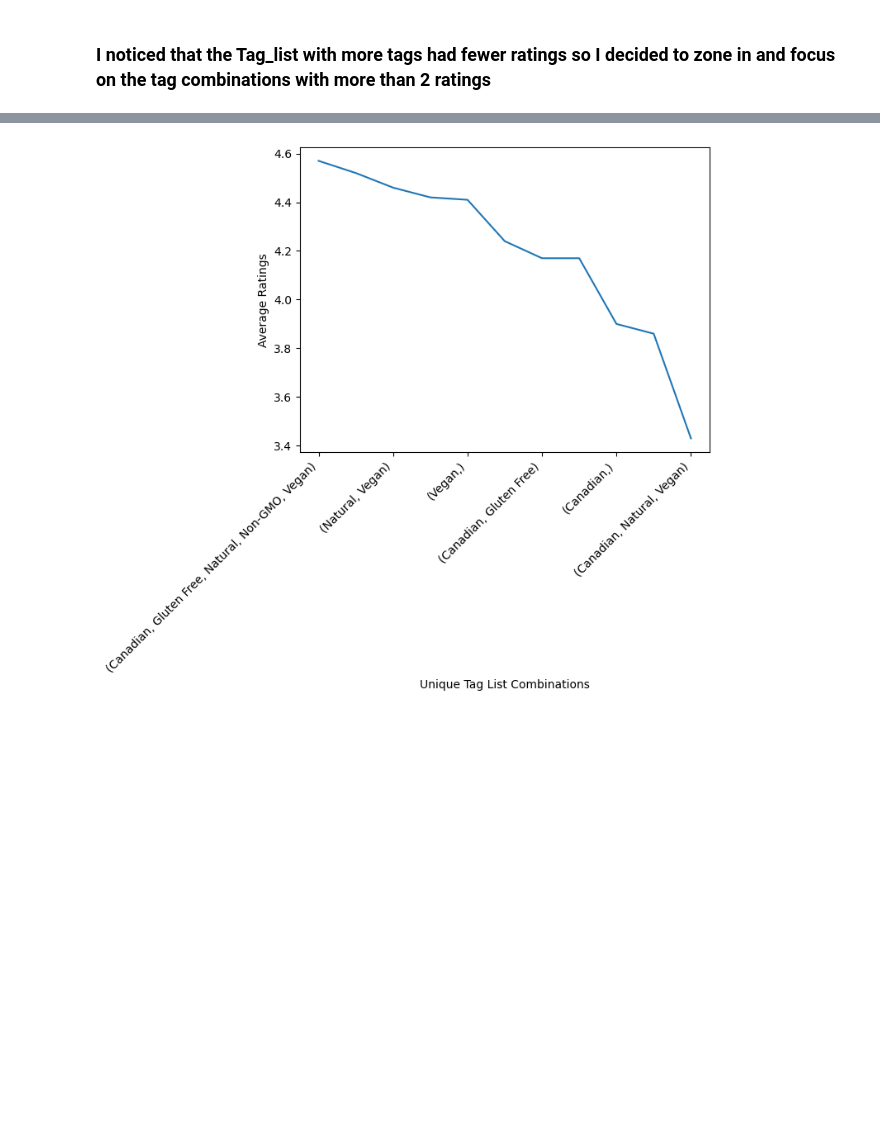
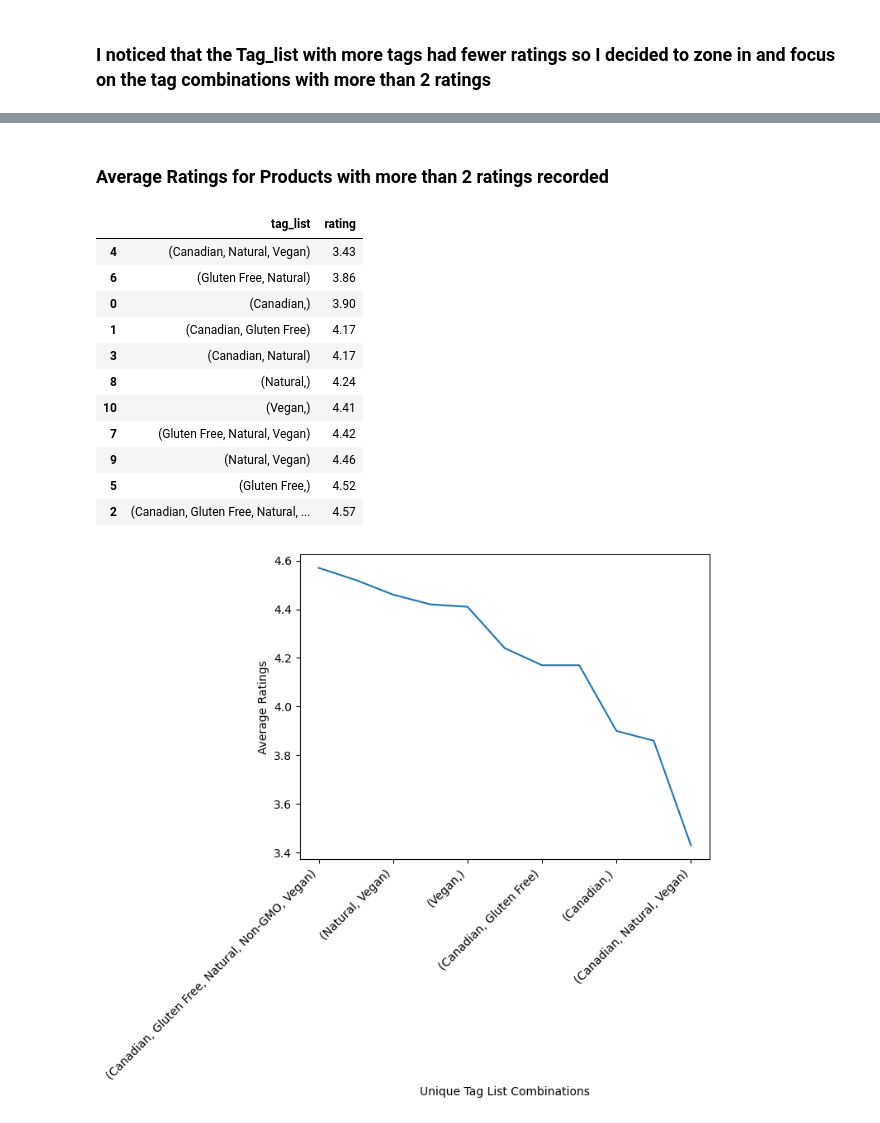
Before and after one commit to AmiJoba22/TEPP_Data_Project, a Jupyter notebook: notebooks/Sheryl_eda.ipynb, the cells around one changed output, grey strips where cells are left out. Drawn from its saved outputs; the diff is of its cells as text; code cells hidden in the pictures; blank space fills up the shorter version.

```diff
--- a/notebooks/Sheryl_eda.ipynb
+++ b/notebooks/Sheryl_eda.ipynb
@@ -202,3 +187,20 @@ more_than_two
+# %% [markdown]
+### Average Ratings for Products with more than 2 ratings recorded
+# %%
+more_than_two.groupby('tag_list')['rating'].mean().round(2).reset_index().sort_values('rating')
+# %% [output]
+|  | tag_list | rating |
+| 4 | (Canadian, Natural, Vegan) | 3.43 |
+| 6 | (Gluten Free, Natural) | 3.86 |
+| 0 | (Canadian,) | 3.90 |
+| 1 | (Canadian, Gluten Free) | 4.17 |
+| 3 | (Canadian, Natural) | 4.17 |
+| 8 | (Natural,) | 4.24 |
+| 10 | (Vegan,) | 4.41 |
+| 7 | (Gluten Free, Natural, Vegan) | 4.42 |
+| 9 | (Natural, Vegan) | 4.46 |
+| 5 | (Gluten Free,) | 4.52 |
+| 2 | (Canadian, Gluten Free, Natural, ... | 4.57 |
 # %%
 
 y = more_than_two.groupby('tag_list')['rating'].mean().round(2).sort_values(ascending=False)
```
Also changed, not shown: parts of 3 cells of this notebook.
